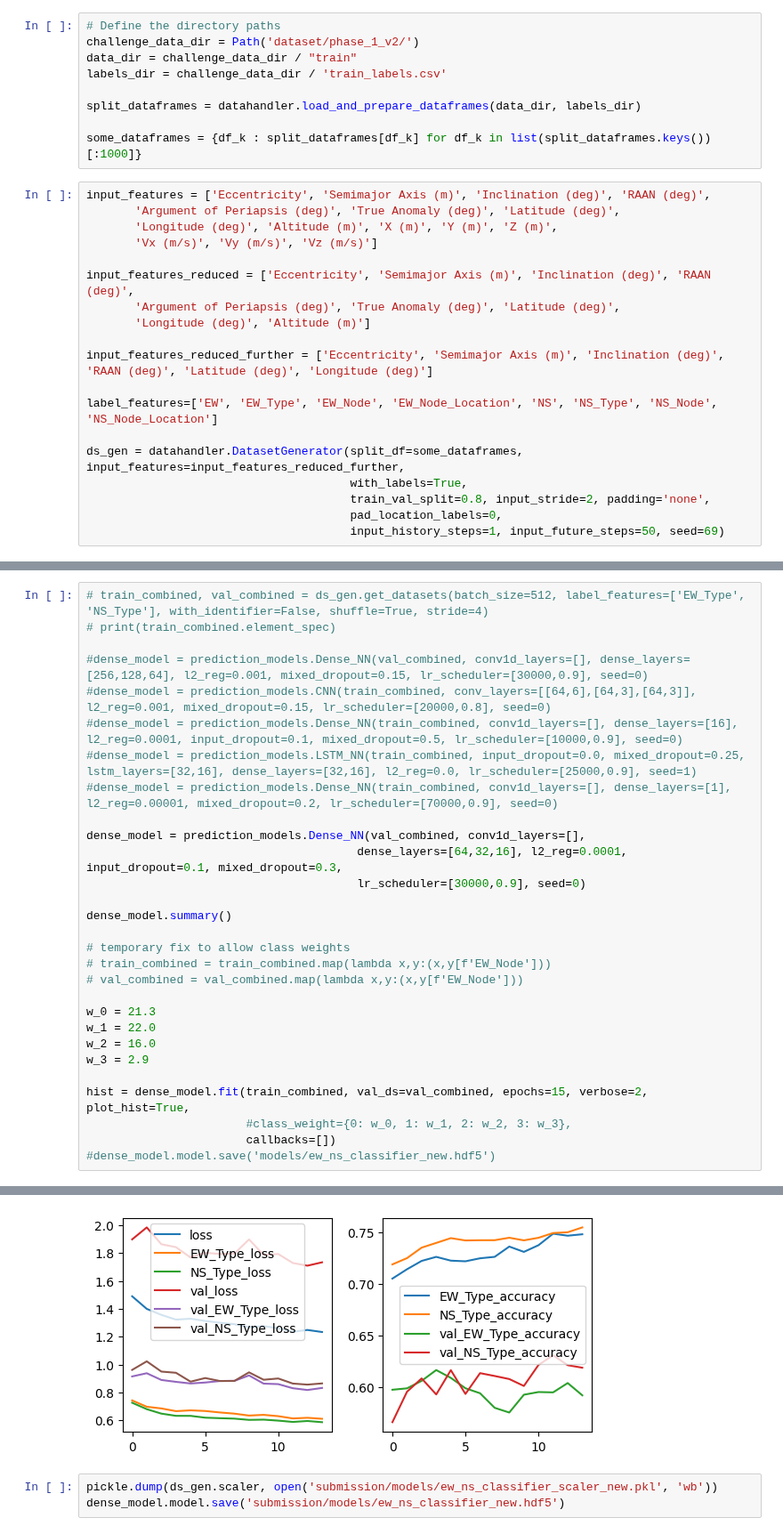
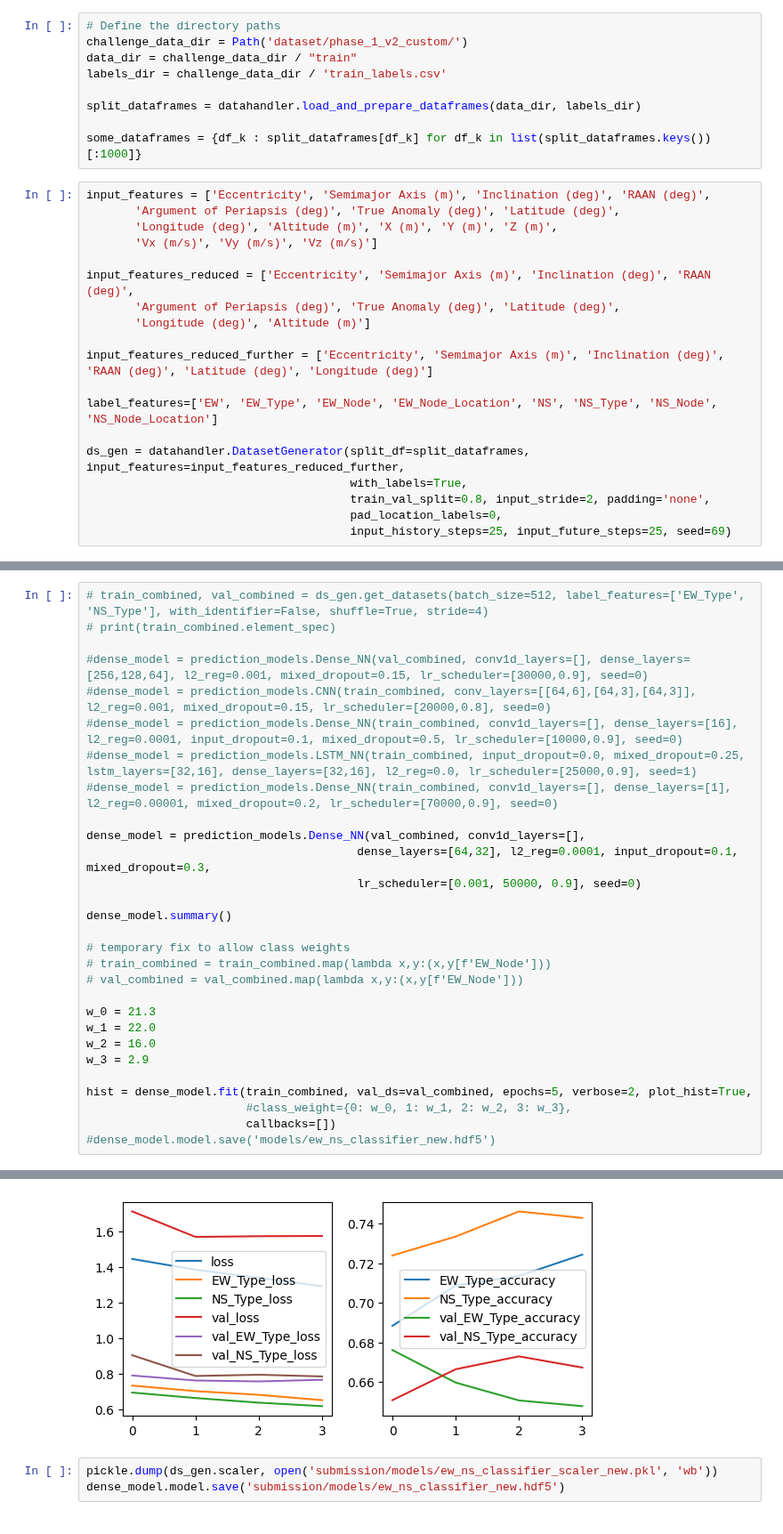
Before and after one commit to DavidBaldsiefen/splid-challenge, a Jupyter notebook: node_classifier.ipynb, the cells around one changed output, grey strips where cells are left out. Shown at 89% size. Saved outputs shown, nothing was run; the diff lists cells and outputs as text.

Commit message:
Further cleanup, especially of classifier

```diff
--- a/node_classifier.ipynb
+++ b/node_classifier.ipynb
@@ -19,6 +19,6 @@ To enable the following instructions: AVX2 FMA, in other operations, rebuild Ten
 # %%
 # Define the directory paths
-challenge_data_dir = Path('dataset/phase_1_v2/')
+challenge_data_dir = Path('dataset/phase_1_v2_custom/')
 data_dir = challenge_data_dir / "train"
 labels_dir = challenge_data_dir / 'train_labels.csv'
 
@@ -39,11 +39,11 @@ input_features_reduced_further = ['Eccentricity', 'Semimajor Axis (m)', 'Inclina
 
 label_features=['EW', 'EW_Type', 'EW_Node', 'EW_Node_Location', 'NS', 'NS_Type', 'NS_Node', 'NS_Node_Location']
 
-ds_gen = datahandler.DatasetGenerator(split_df=some_dataframes, input_features=input_features_reduced_further,
+ds_gen = datahandler.DatasetGenerator(split_df=split_dataframes, input_features=input_features_reduced_further,
                                       with_labels=True,
                                       train_val_split=0.8, input_stride=2, padding='none',
                                       pad_location_labels=0,
-                                      input_history_steps=1, input_future_steps=50, seed=69)
+                                      input_history_steps=25, input_future_steps=25, seed=69)
 # %% [output]
 =========================Creating Generator=======================
 Seed: 69
@@ -95,8 +73,8 @@ Your kernel may have been built without NUMA support.
 #dense_model = prediction_models.Dense_NN(train_combined, conv1d_layers=[], dense_layers=[1], l2_reg=0.00001, mixed_dropout=0.2, lr_scheduler=[70000,0.9], seed=0)
 
 dense_model = prediction_models.Dense_NN(val_combined, conv1d_layers=[],
-                                       dense_layers=[64,32,16], l2_reg=0.0001, input_dropout=0.1, mixed_dropout=0.3,
-                                       lr_scheduler=[30000,0.9], seed=0)
+                                       dense_layers=[64,32], l2_reg=0.0001, input_dropout=0.1, mixed_dropout=0.3,
+                                       lr_scheduler=[0.001, 50000, 0.9], seed=0)
 
 dense_model.summary()
 
@@ -109,7 +87,7 @@ w_1 = 22.0
 w_2 = 16.0
 w_3 = 2.9
 
-hist = dense_model.fit(train_combined, val_ds=val_combined, epochs=15, verbose=2, plot_hist=True,
+hist = dense_model.fit(train_combined, val_ds=val_combined, epochs=5, verbose=2, plot_hist=True,
                        #class_weight={0: w_0, 1: w_1, 2: w_2, 3: w_3},
                        callbacks=[])
 #dense_model.model.save('models/ew_ns_classifier_new.hdf5')
@@ -157,4 +131,4 @@ Evaluating model:
-[figure, old version]
+[figure, new version]
 # %%
 pickle.dump(ds_gen.scaler, open('submission/models/ew_ns_classifier_scaler_new.pkl', 'wb'))
 dense_model.model.save('submission/models/ew_ns_classifier_new.hdf5')
```
Also changed, not shown: parts of 8 cells of this notebook, 3 other files.
